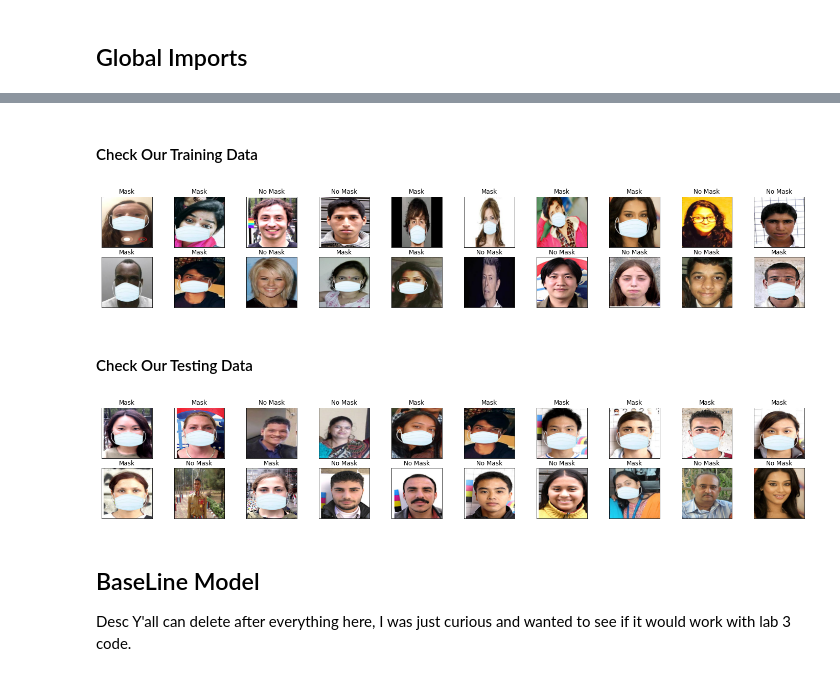
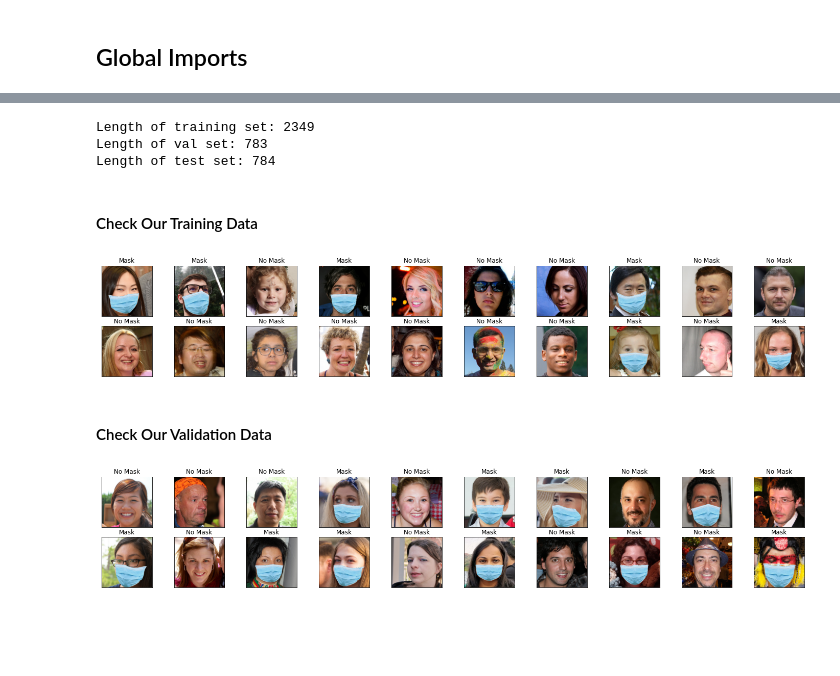
Before and after one commit to Edwinz28/mask-detector, a Jupyter notebook: mask-detector.ipynb, the cells around one changed output, grey strips where cells are left out. Saved outputs shown, nothing was run; the diff lists cells and outputs as text; code cells hidden in the pictures; blank space fills up the shorter version.

```diff
--- a/mask-detector.ipynb
+++ b/mask-detector.ipynb
@@ -40,3 +26,22 @@ Train Data: 198
+# %%
+transform = transforms.Compose([transforms.Resize((224,224)), transforms.ToTensor()])
+
+#Master dataset
+master = torchvision.datasets.ImageFolder('data', transform = transform)
+
+#split indexes
+train_size = int(0.6 * len(master))
+val_size = int(0.2 *len(master))
+test_size = len(master) - val_size - train_size
+
+train_set, val_set, test_set = torch.utils.data.random_split(master, [train_size, val_size, test_size])
+print ("Length of training set: {}".format(len(train_set)))
+print ("Length of val set: {}".format(len(val_set)))
+print ("Length of test set: {}".format(len(test_set)))
+# %% [output]
+Length of training set: 2349
+Length of val set: 783
+Length of test set: 784
 # %%
 def display_data (data_loader):
     '''
@@ -60,17 +65,15 @@ def display_data (data_loader):
         ax.set_title(classes[label[i]])
 # %% [markdown]
 #### Check Our Training Data
-# %%
-display_data(train_data)
-# %% [output]
-[figure, removed]
+# %%
+train_data = torch.utils.data.DataLoader(train_set, batch_size=32, num_workers=1, shuffle=True)
+display_data(train_data)
+# %% [output]
+[figure, added]
 # %% [markdown]
-#### Check Our Testing Data
+#### Check Our Validation Data
-# %%
-display_data(test_data)
-# %% [output]
-[figure, removed]
-# %% [markdown]
-## BaseLine Model
-Desc
-Y'all can delete after everything here, I was just curious and wanted to see if it would work with lab 3 code.
+# %%
+val_data = torch.utils.data.DataLoader(val_set, batch_size=32, num_workers=1, shuffle=True)
+display_data(val_data)
+# %% [output]
+[figure, added]
```
Also changed, not shown: parts of 11 cells of this notebook, 21 other files.
